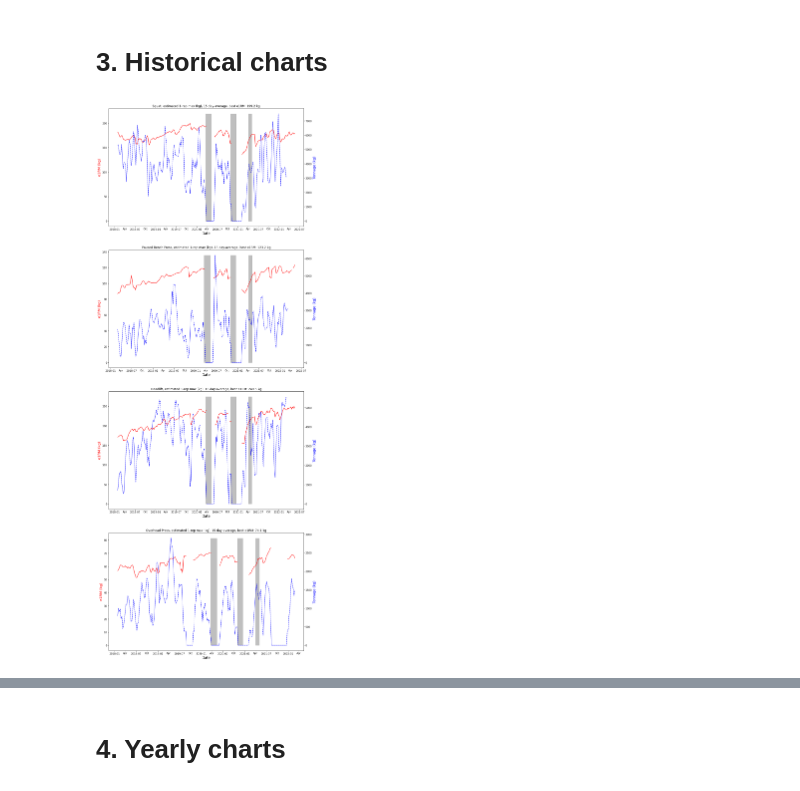
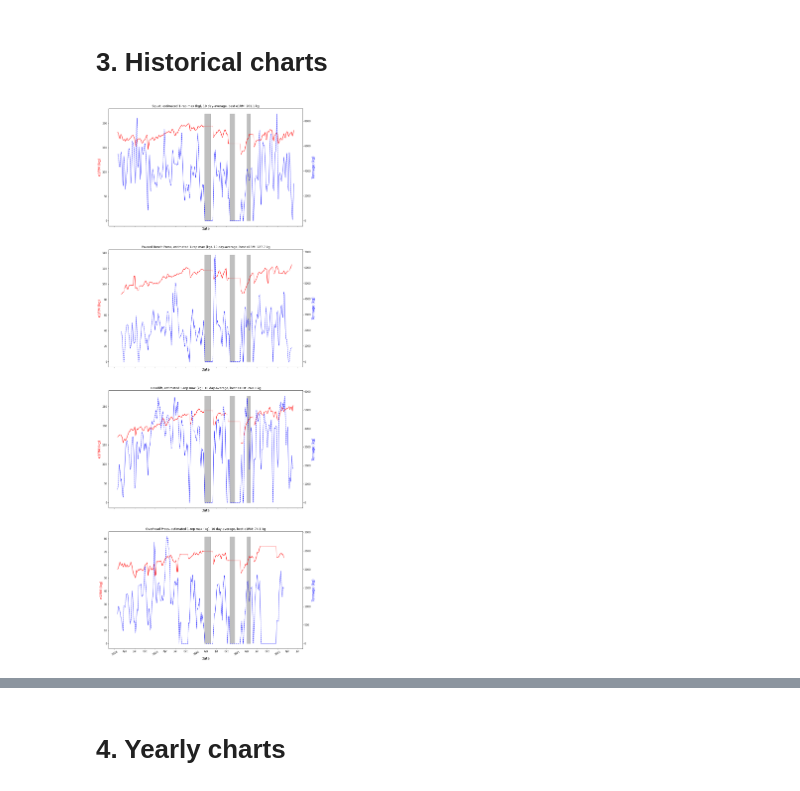
Before and after one commit to jeremylhour/gravitus-scraper, a Jupyter notebook: dashboard.ipynb, the cells around one changed output, grey strips where cells are left out. Drawn from its saved outputs; the diff is of its cells as text; code cells hidden in the pictures.

```diff
--- a/dashboard.ipynb
+++ b/dashboard.ipynb
@@ -103,10 +114,10 @@ Processing data for Overhead Press...
 ## B. Processing training log data
 # %%
 for exercise in EXERCISES:
-    print(f"Processing data for {exercise}...")
+    print(f"Processing log data for {exercise}...")
     from_training_log = get_historical_performance(exercise, trainingLog, convert_to_kg = False)
     e1RM[exercise] = pd.concat([e1RM[exercise], from_training_log], axis=0)
 
-    from_training_log = get_historical_performance(exercise, workoutInfos, mode="tonnage", convert_to_kg = False)
+    from_training_log = get_historical_performance(exercise, trainingLog, mode="tonnage", convert_to_kg = False)
     tonnage[exercise] = pd.concat([tonnage[exercise], from_training_log], axis=0)
 # %% [output]
@@ -117,16 +128,18 @@ Processing data for Overhead Press...
-# %%
-for key in e1RM.keys():
-    e1RM[key] = e1RM[key].loc[~e1RM[key].index.duplicated()]
-e1RM = pd.concat(e1RM, axis=1)
-e1RM.columns = EXERCISES
-
-for key in tonnage.keys():
-    tonnage[key] = tonnage[key].loc[~tonnage[key].index.duplicated()]
-tonnage = pd.concat(tonnage, axis=1)
-tonnage.columns = EXERCISES
 # %% [markdown]
 ## C. Rapid cleaning
 # %%
+def clean_df(df, exercices):
+
+    for key in df.keys():
+        df[key] = df[key].loc[~df[key].index.duplicated()]
+    df = pd.concat(df, axis=1)
+    df.columns = exercices
+    return df
+
+e1RM = clean_df(e1RM, EXERCISES)
+tonnage = clean_df(tonnage, EXERCISES)
+
+# Dealing with outliers
 e1RM.loc[e1RM['Paused Bench Press'] > 150, 'Paused Bench Press'] = lbs_to_kg(e1RM.loc[e1RM['Paused Bench Press'] > 150, 'Paused Bench Press'])
 e1RM.loc[e1RM['Overhead Press'] > 80, 'Overhead Press'] = lbs_to_kg(e1RM.loc[e1RM['Overhead Press'] > 80, 'Overhead Press'])
 
@@ -135,12 +148,17 @@ for key in e1RM.columns:
 # %% [markdown]
 # 3. Historical charts
 # %%
-fig, ax = plt.subplots(len(EXERCISES), figsize=[14, 40])
+fig, ax = plt.subplots(len(EXERCISES), figsize=[14, 40], sharex=True)
 
 for i, item in enumerate(EXERCISES):
-    plot_historical_e1RM(e1RM[item], item, tonnage[item], ax[i])
+    plot_historical_e1RM(
+        e1RM[item],
+        item,
+        tonnage[item],
+        ax[i]
+    )
 # %% [output]
-[figure, old version]
+[figure, new version]
 # %%
 SBD_total = e1RM["Squat"].resample("W", label='left').max() +\
             e1RM["Paused Bench Press"].resample("W", label='left').max() +\
```
Also changed, not shown: parts of 6 cells of this notebook.
